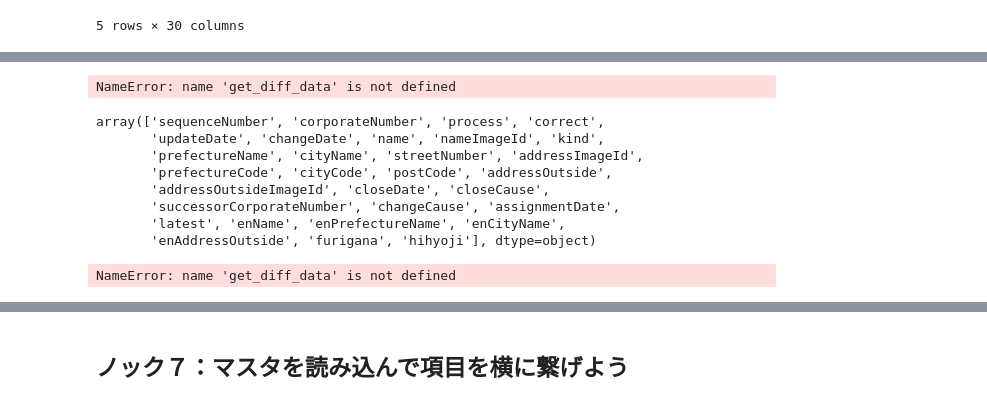
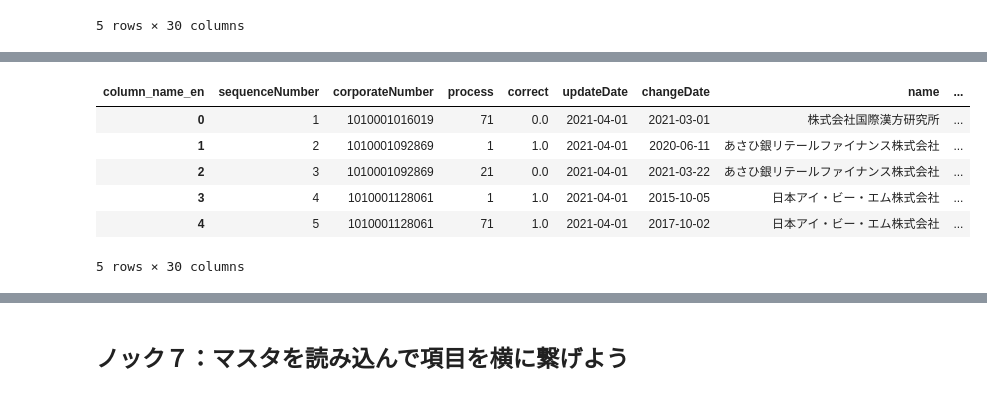
Before and after one commit to BP-Test/01_python_100knock_visualization, a Jupyter notebook: chapter-1/src/1章.ipynb, the cells around one changed output, grey strips where cells are left out. Cells and saved outputs as stored; diff of their text form; code cells hidden in the pictures.

Commit message:
Use get_diff_data and get_data

```diff
--- a/chapter-1/src/1章.ipynb
+++ b/chapter-1/src/1章.ipynb
@@ -315,12 +324,3 @@ pd.read_csv(diff_files[1], encoding='shift-jis', header=None).head()
 | 3 | 4 | 1010001096077 | 71 | 0 | 2021-04-05 | 2021-03-22 | スローガン株式会社 | NaN | 301 | 東京都 | ... | ... |
 | 4 | 5 | 1010001216948 | 1 | 0 | 2021-04-05 | 2021-04-05 | 株式会社あおぞら | NaN | 301 | 東京都 | ... | ... |
 5 rows × 30 columns
-# %%
-# Function that reads a DataFrame in the way that we want to
-def get_diff_data(diff_files, encoder='shiftjis', column_names=):
-    if data_header == None:
-        data = pd.read_csv(diff_files[0], encoding=encoder, header=None)
-        data.columns = data_header
-    else:
-        data = pd.read_csv(diff_files[0], encoding=encoder, header=None)
-    return data
@@ -329,20 +327,11 @@ SyntaxError: invalid syntax (Temp/ipykernel_15708/1949825092.py, line 2)
-# %%
-get_diff_data(diff_files).head(2)
-# %% [output]
-NameError: name 'get_diff_data' is not defined
-# %%
-columns
-# %% [output]
-array(['sequenceNumber', 'corporateNumber', 'process', 'correct',
-       'updateDate', 'changeDate', 'name', 'nameImageId', 'kind',
-       'prefectureName', 'cityName', 'streetNumber', 'addressImageId',
-       'prefectureCode', 'cityCode', 'postCode', 'addressOutside',
-       'addressOutsideImageId', 'closeDate', 'closeCause',
-       'successorCorporateNumber', 'changeCause', 'assignmentDate',
-       'latest', 'enName', 'enPrefectureName', 'enCityName',
-       'enAddressOutside', 'furigana', 'hihyoji'], dtype=object)
-# %%
-# Update so that the column name is same as mst data
-sample_diff = get_diff_data(diff_files) #, data_header=columns
-# %% [output]
-NameError: name 'get_diff_data' is not defined
+# %%
+diff_data = get_diff_data("diff*.csv")
+diff_data.head()
+# %% [output]
+| column_name_en | sequenceNumber | corporateNumber | process | correct | updateDate | changeDate | name | ... |
+| 0 | 1 | 1010001016019 | 71 | 0.0 | 2021-04-01 | 2021-03-01 | 株式会社国際漢方研究所 | ... |
+| 1 | 2 | 1010001092869 | 1 | 1.0 | 2021-04-01 | 2020-06-11 | あさひ銀リテールファイナンス株式会社 | ... |
+| 2 | 3 | 1010001092869 | 21 | 0.0 | 2021-04-01 | 2021-03-22 | あさひ銀リテールファイナンス株式会社 | ... |
+| 3 | 4 | 1010001128061 | 1 | 1.0 | 2021-04-01 | 2015-10-05 | 日本アイ・ビー・エム株式会社 | ... |
+| 4 | 5 | 1010001128061 | 71 | 1.0 | 2021-04-01 | 2017-10-02 | 日本アイ・ビー・エム株式会社 | ... |
+5 rows × 30 columns
```
Also changed, not shown: parts of 4 cells of this notebook.
